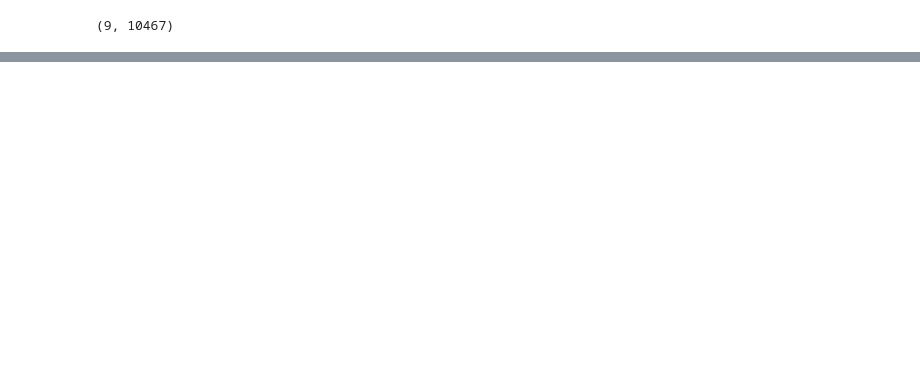
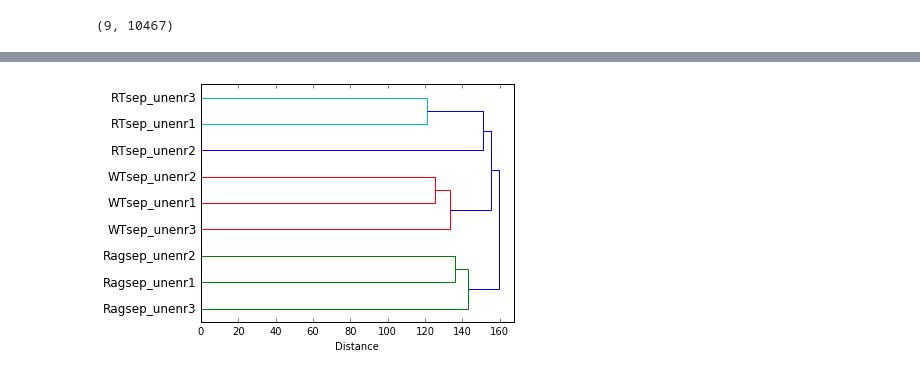
Before and after one commit to fagan2888/CM7_CM1E2d56col_unenr123_rawextract_2017, a Jupyter notebook: scripts/dendrogram.ipynb, the cells around one changed output, grey strips where cells are left out. Saved outputs shown, nothing was run; the diff lists cells and outputs as text; code cells hidden in the pictures; blank space fills up the shorter version.

```diff
--- a/scripts/dendrogram.ipynb
+++ b/scripts/dendrogram.ipynb
@@ -52,3 +57,13 @@ plt.show()
+# %%
+# Unsupervised Hierarchical clustering (euclidean)
+import scipy.cluster.hierarchy as hac
+z = hac.linkage(X, method = 'average', metric = "euclidean")
+hac.dendrogram(z,orientation='right', labels = df.index, color_threshold=150,count_sort=True)
+plt.xlabel("Distance")
+plt.savefig(os.path.join(OUT, "clustering_euclidean.pdf"))
+plt.show()
+# %% [output]
+[figure, added]
 # %%
 #%% Build geneID to GO map
 # example: 068724{"tab"}GO:0005488, GO:0003774, GO:0001539, GO:0006935, GO:0009288
```
Also changed, not shown: parts of 4 cells of this notebook.
